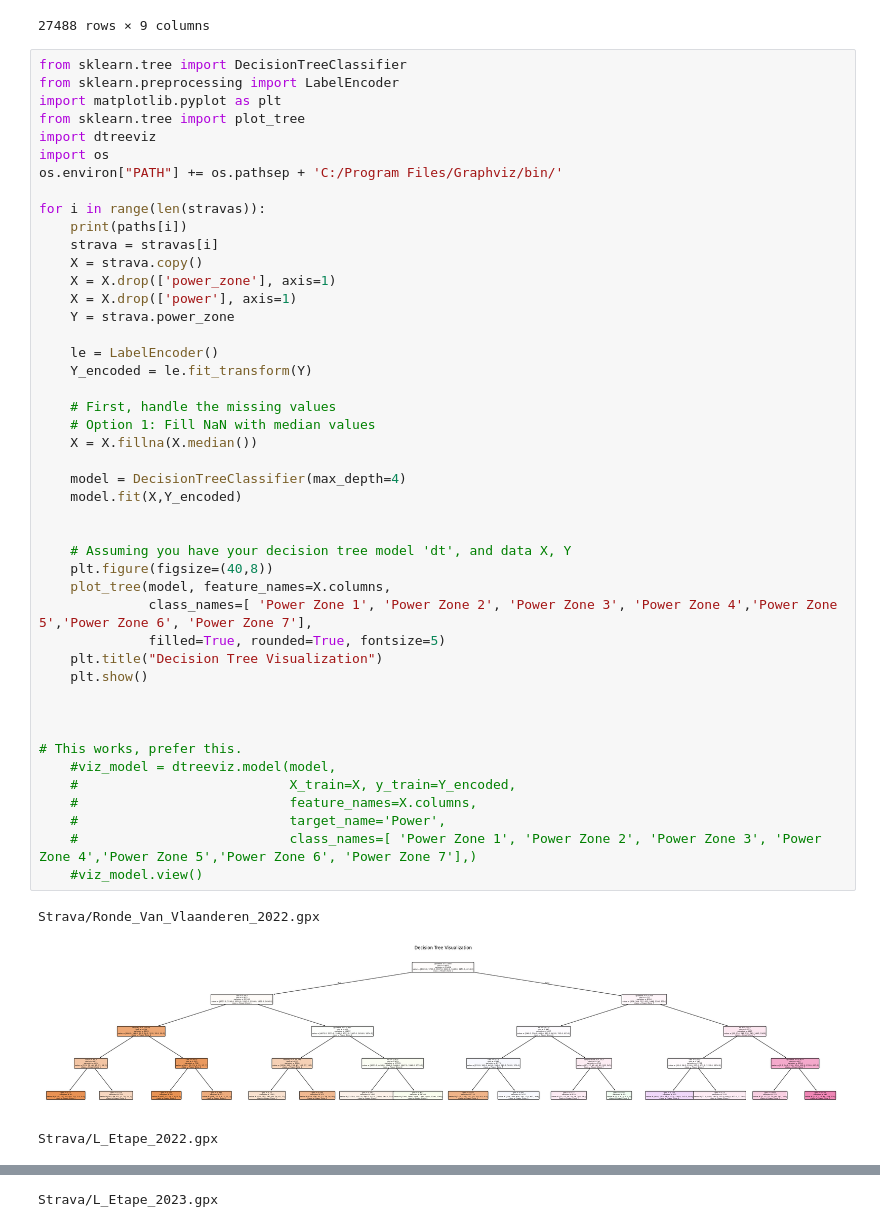
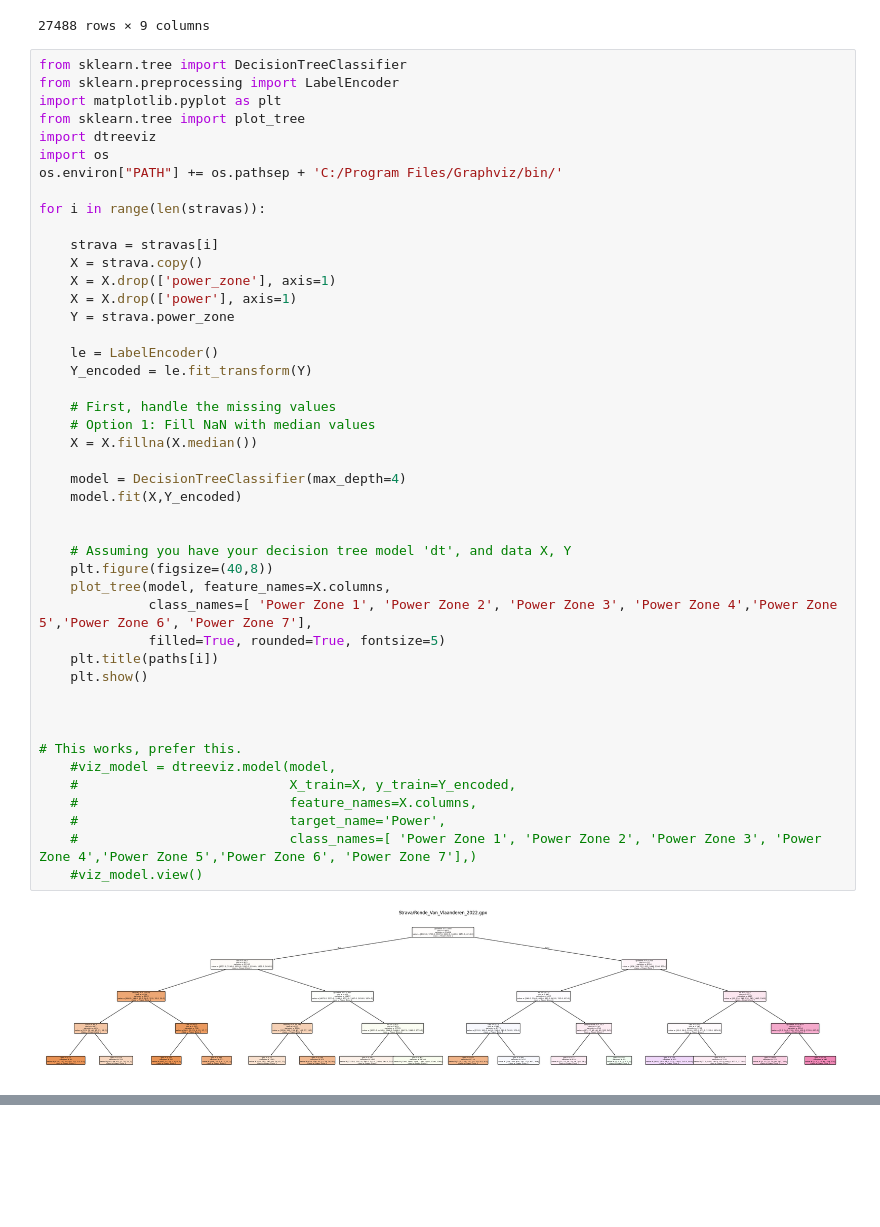
Before and after one commit to KevinMayfield/phr-data-analysis, a Jupyter notebook: strava.ipynb, the cells around one changed output, grey strips where cells are left out. Drawn from its saved outputs; the diff is of its cells as text; blank space fills up the shorter version.

Commit message:
Decision Tree mk1

```diff
--- a/strava.ipynb
+++ b/strava.ipynb
@@ -352,7 +352,7 @@ import os
 os.environ["PATH"] += os.pathsep + 'C:/Program Files/Graphviz/bin/'
 
 for i in range(len(stravas)):
-    print(paths[i])
+
     strava = stravas[i]
     X = strava.copy()
     X = X.drop(['power_zone'], axis=1)
@@ -360,37 +360,34 @@ for i in range(len(stravas)):
     Y = strava.power_zone
 
     le = LabelEncoder()
     Y_encoded = le.fit_transform(Y)
 
     # First, handle the missing values
     # Option 1: Fill NaN with median values
     X = X.fillna(X.median())
 
     model = DecisionTreeClassifier(max_depth=4)
     model.fit(X,Y_encoded)
 
 
     # Assuming you have your decision tree model 'dt', and data X, Y
     plt.figure(figsize=(40,8))
     plot_tree(model, feature_names=X.columns,
               class_names=[ 'Power Zone 1', 'Power Zone 2', 'Power Zone 3', 'Power Zone 4','Power Zone 5','Power Zone 6', 'Power Zone 7'],
               filled=True, rounded=True, fontsize=5)
-    plt.title("Decision Tree Visualization")
+    plt.title(paths[i])
     plt.show()
 
 
 
 # This works, prefer this.
     #viz_model = dtreeviz.model(model,
     #                           X_train=X, y_train=Y_encoded,
     #                           feature_names=X.columns,
     #                           target_name='Power',
     #                           class_names=[ 'Power Zone 1', 'Power Zone 2', 'Power Zone 3', 'Power Zone 4','Power Zone 5','Power Zone 6', 'Power Zone 7'],)
     #viz_model.view()
 # %% [output]
-Strava/Ronde_Van_Vlaanderen_2022.gpx
-[figure, old version]
+[figure, new version]
-Strava/L_Etape_2022.gpx
 [figure]
-Strava/L_Etape_2023.gpx
 [figure]
```
Also changed, not shown: parts of 1 cell of this notebook.
